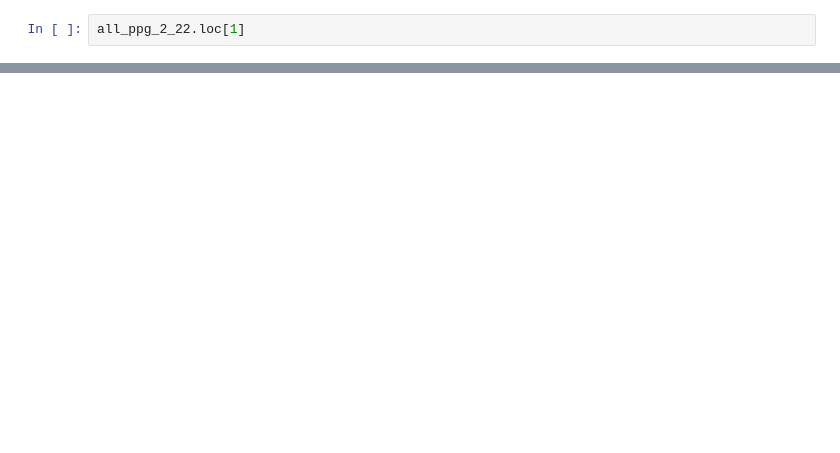
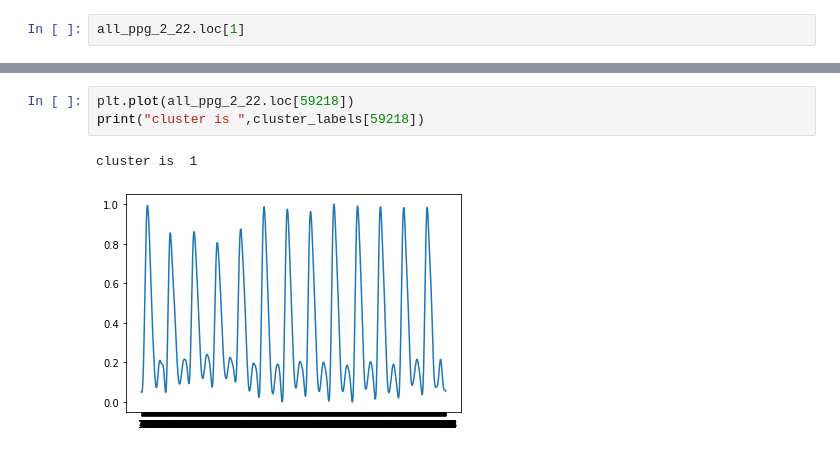
Before and after one commit to Khaled-Mohammed-Abdelgaber/PPG_Clustering, a Jupyter notebook: ppg_clustering_complete_2_pca_and_kmeans.ipynb, the cells around one changed output, grey strips where cells are left out. Cells and saved outputs as stored; diff of their text form; blank space fills up the shorter version.

```diff
--- a/ppg_clustering_complete_2_pca_and_kmeans.ipynb
+++ b/ppg_clustering_complete_2_pca_and_kmeans.ipynb
@@ -202,0 +258,6 @@ x
+# %%
+plt.plot(all_ppg_2_22.loc[59218])
+print("cluster is ",cluster_labels[59218])
+# %% [output]
+cluster is  1
+[figure, added]
```
Also changed, not shown: parts of 10 cells of this notebook.
